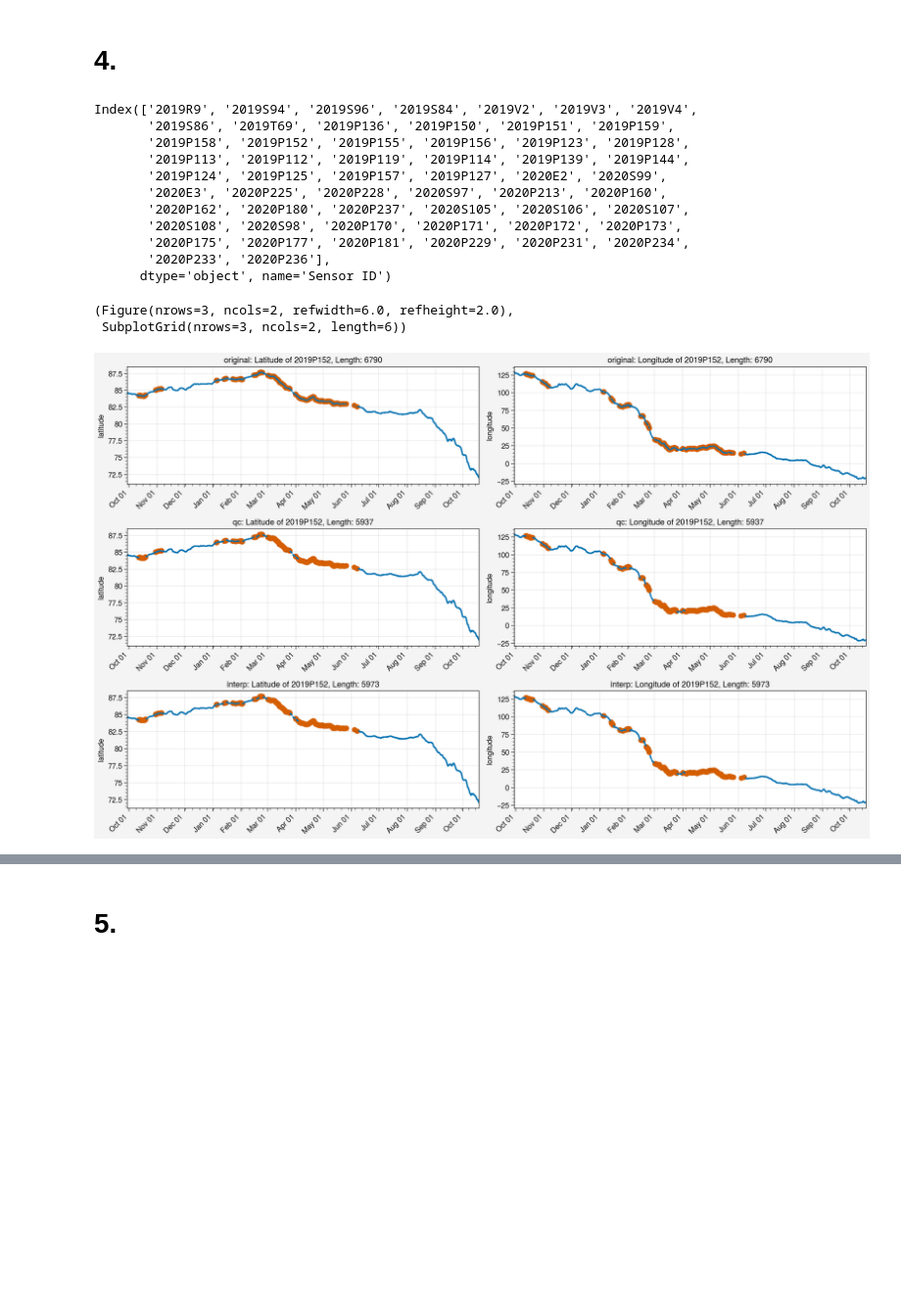
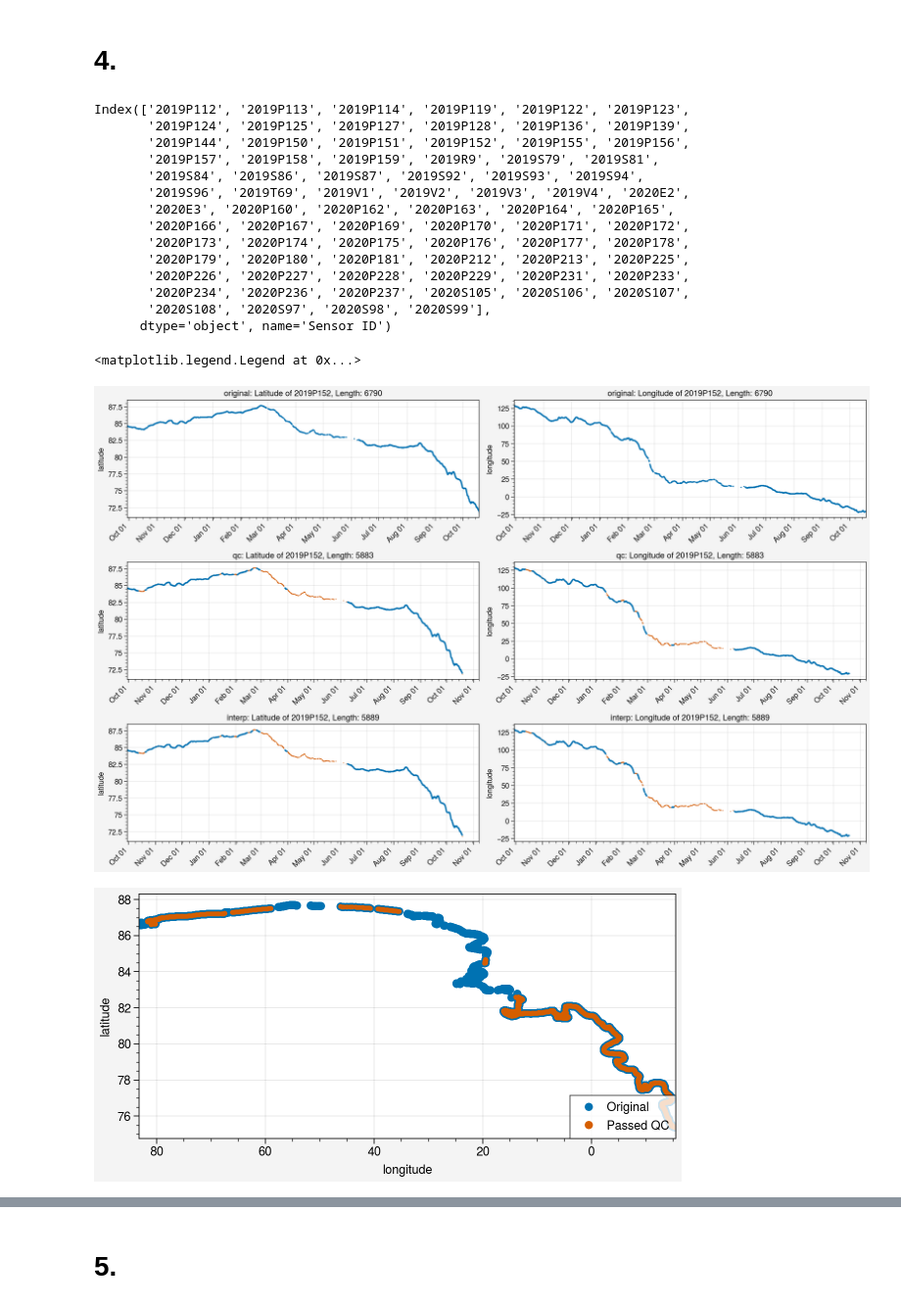
Before and after one commit to awang343/uncertainty-quantification-sea-ice, a Jupyter notebook: notebooks/Buoy Processing.ipynb, the cells around one changed output, grey strips where cells are left out. Shown at 98% size. Saved outputs shown, nothing was run; the diff lists cells and outputs as text; code cells hidden in the pictures; blank space fills up the shorter version.

```diff
--- a/notebooks/Buoy Processing.ipynb
+++ b/notebooks/Buoy Processing.ipynb
@@ -124,10 +118,10 @@ def graph_data(buoy, include=["original", "qc", "interp"], showcleaned=False):
             merged = all_data['original'].merge(all_data['qc'], on='datetime', how='left', indicator=True)
             flagged = merged[merged['_merge'] == 'left_only']
 
-            axs[2*i].scatter(flagged['datetime'], flagged["latitude_x"])
+            axs[2*i].scatter(flagged['datetime'], flagged["latitude_x"], s=0.2)
             axs[2*i].format(xlocator='month', xformatter='%b %d', xlabel="")
 
-            axs[2*i+1].scatter(flagged['datetime'], flagged["longitude_x"])
+            axs[2*i+1].scatter(flagged['datetime'], flagged["longitude_x"], s=0.2)
             axs[2*i+1].format(xlocator='month', xformatter='%b %d', xlabel="")
         fig.format(xrotation=45)
     return fig, axs
@@ -289,28 +281,41 @@ dtype: float64
 
 freq60buoys = metadata[metadata['Calculated Frequency'] == '60min']
 
-freq60buoys = freq60buoys.assign(orig_length = [len(buoy_data(name)["original"]) for name in freq60buoys.index])
-freq60buoys = freq60buoys.assign(qc_length = [len(buoy_data(name)["qc"]) for name in freq60buoys.index])
+freq60buoys = freq60buoys.assign(orig_length = [len(buoy_data(name)["original"]) if usable_buoy(name) else 0 for name in freq60buoys.index])
+freq60buoys = freq60buoys.assign(qc_length = [len(buoy_data(name)["qc"]) if usable_buoy(name) else 0 for name in freq60buoys.index])
 
 print(freq60buoys[freq60buoys.orig_length != freq60buoys.qc_length].index)
 # %% [output]
-Index(['2019R9', '2019S94', '2019S96', '2019S84', '2019V2', '2019V3', '2019V4',
-       '2019S86', '2019T69', '2019P136', '2019P150', '2019P151', '2019P159',
-       '2019P158', '2019P152', '2019P155', '2019P156', '2019P123', '2019P128',
-       '2019P113', '2019P112', '2019P119', '2019P114', '2019P139', '2019P144',
-       '2019P124', '2019P125', '2019P157', '2019P127', '2020E2', '2020S99',
-       '2020E3', '2020P225', '2020P228', '2020S97', '2020P213', '2020P160',
-       '2020P162', '2020P180', '2020P237', '2020S105', '2020S106', '2020S107',
-       '2020S108', '2020S98', '2020P170', '2020P171', '2020P172', '2020P173',
-       '2020P175', '2020P177', '2020P181', '2020P229', '2020P231', '2020P234',
-       '2020P233', '2020P236'],
+Index(['2019P112', '2019P113', '2019P114', '2019P119', '2019P122', '2019P123',
+       '2019P124', '2019P125', '2019P127', '2019P128', '2019P136', '2019P139',
+       '2019P144', '2019P150', '2019P151', '2019P152', '2019P155', '2019P156',
+       '2019P157', '2019P158', '2019P159', '2019R9', '2019S79', '2019S81',
+       '2019S84', '2019S86', '2019S87', '2019S92', '2019S93', '2019S94',
+       '2019S96', '2019T69', '2019V1', '2019V2', '2019V3', '2019V4', '2020E2',
+       '2020E3', '2020P160', '2020P162', '2020P163', '2020P164', '2020P165',
+       '2020P166', '2020P167', '2020P169', '2020P170', '2020P171', '2020P172',
+       '2020P173', '2020P174', '2020P175', '2020P176', '2020P177', '2020P178',
+       '2020P179', '2020P180', '2020P181', '2020P212', '2020P213', '2020P225',
+       '2020P226', '2020P227', '2020P228', '2020P229', '2020P231', '2020P233',
+       '2020P234', '2020P236', '2020P237', '2020S105', '2020S106', '2020S107',
+       '2020S108', '2020S97', '2020S98', '2020S99'],
       dtype='object', name='Sensor ID')
 # %%
 # I graphed a random buoy chosen from above and set the graphs to show which points were removed
 
-buoy = '2019P152'
-graph_data(buoy, showcleaned=True)
+graph_data('2019P152', showcleaned=True)
+
+time_slice = slice('2020-02-01', '2020-10-01')
+buoy_dfs = buoy_data('2019P152')
+orig_df = buoy_dfs['original'].set_index('datetime')
+qc_df = buoy_dfs['qc'].set_index('datetime')
+fig, ax = pplt.subplots(width=6, height=3)
+ax.plot(orig_df.loc[time_slice, 'longitude'],
+        orig_df.loc[time_slice, 'latitude'], m='.', ms=10, lw=0, label='Original')
+ax.plot(qc_df.loc[time_slice, 'longitude'],
+        qc_df.loc[time_slice, 'latitude'], m='.', ms=5, lw=0, label='Passed QC')
+ax.legend(loc='lr', ncols=1, markersize=10)
 # %% [output]
-(Figure(nrows=3, ncols=2, refwidth=6.0, refheight=2.0),
- SubplotGrid(nrows=3, ncols=2, length=6))
+<matplotlib.legend.Legend at 0x...>
-[figure, old version]
+[figure, new version]
+[figure, added]
```
Also changed, not shown: parts of 11 cells of this notebook, 1 other file.
